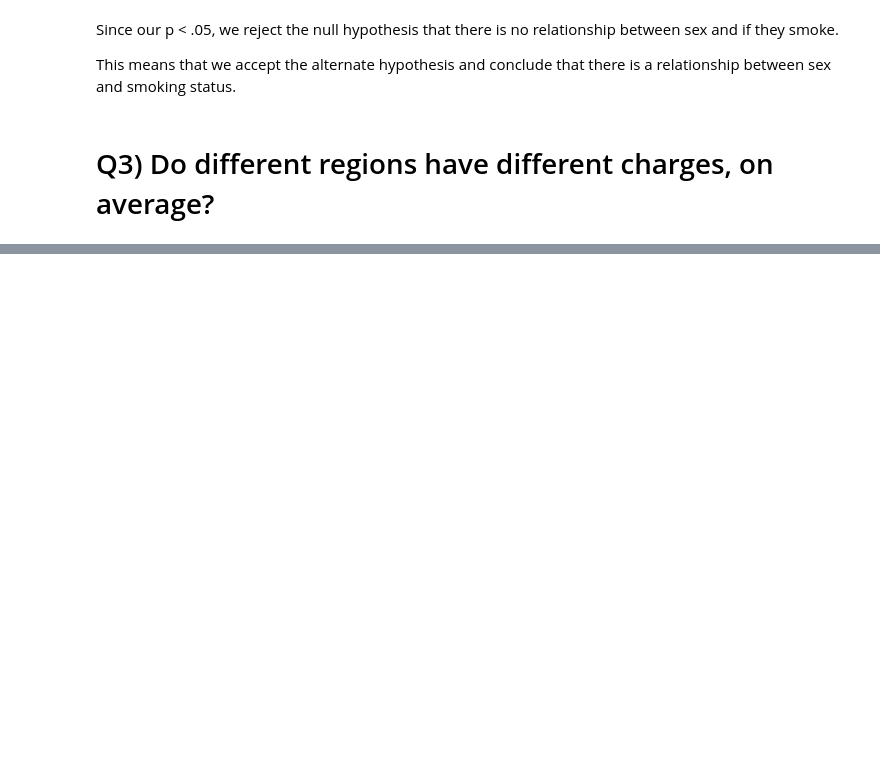
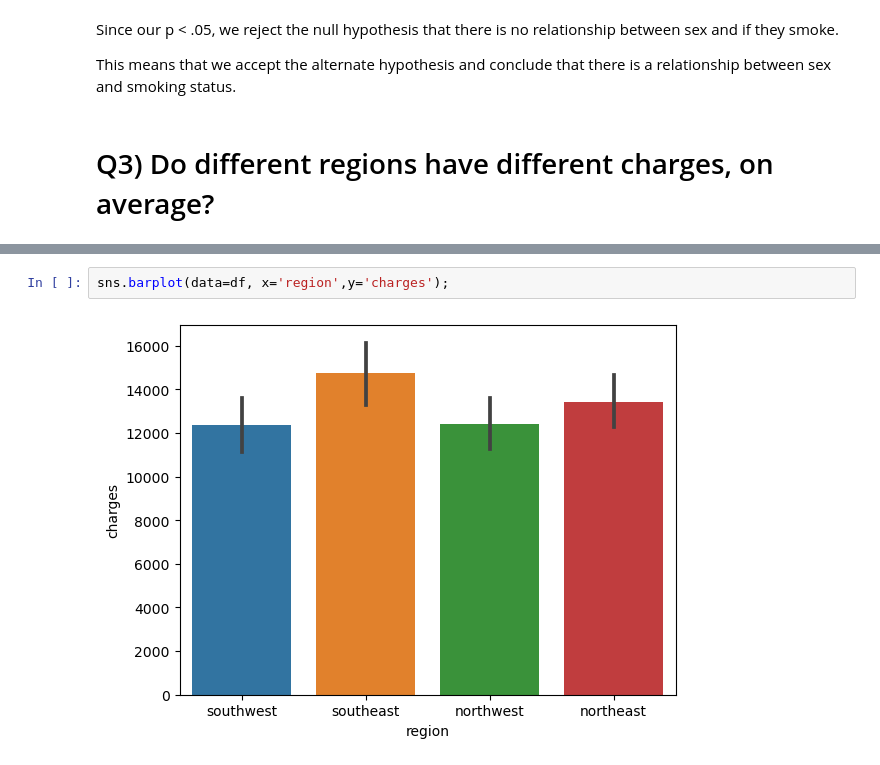
Before and after one commit to BrazilianKing/Hypothesis-Testing-with-Insurance-Data--Core-, a Jupyter notebook: Hypothesis Testing with Insurance Data.ipynb, the cells around one changed output, grey strips where cells are left out. Drawn from its saved outputs; the diff is of its cells as text; blank space fills up the shorter version.

```diff
--- a/Hypothesis Testing with Insurance Data.ipynb
+++ b/Hypothesis Testing with Insurance Data.ipynb
@@ -330,0 +340,4 @@ This means that we accept the alternate hypothesis and conclude that there is a
+# %%
+sns.barplot(data=df, x='region',y='charges');
+# %% [output]
+[figure, added]
```
Also changed, not shown: parts of 15 cells of this notebook.
